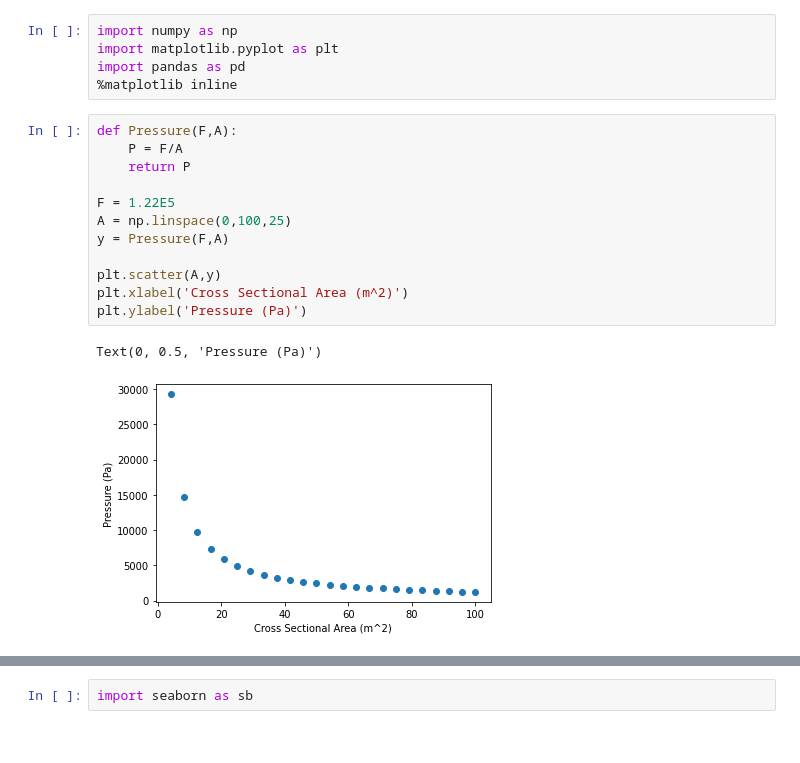
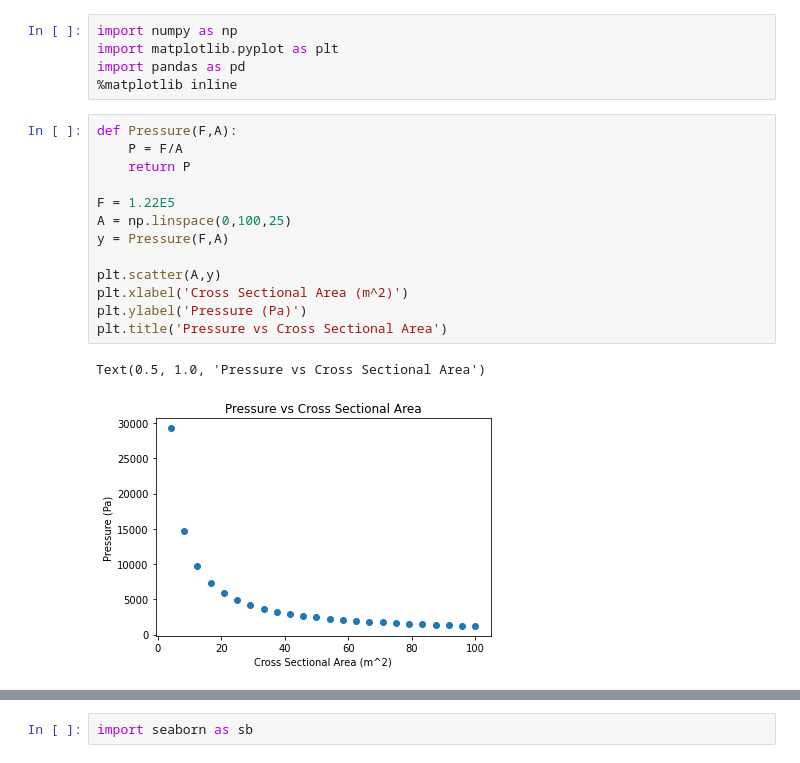
Before and after one commit to astrocardozo/IB-Physics, a Jupyter notebook: IB_Physics_2/Unit 1- Fluids/Unit 1-Guided Notes.ipynb, the cells around one changed output, grey strips where cells are left out. Saved outputs shown, nothing was run; the diff lists cells and outputs as text.

```diff
--- a/IB_Physics_2/Unit 1- Fluids/Unit 1-Guided Notes.ipynb
+++ b/IB_Physics_2/Unit 1- Fluids/Unit 1-Guided Notes.ipynb
@@ -19,18 +19,19 @@ import pandas as pd
 # %%
 def Pressure(F,A):
     P = F/A
     return P
 
 F = 1.22E5
 A = np.linspace(0,100,25)
 y = Pressure(F,A)
 
 plt.scatter(A,y)
 plt.xlabel('Cross Sectional Area (m^2)')
 plt.ylabel('Pressure (Pa)')
+plt.title('Pressure vs Cross Sectional Area')
 # %% [output]
-Text(0, 0.5, 'Pressure (Pa)')
+Text(0.5, 1.0, 'Pressure vs Cross Sectional Area')
-[figure, old version]
+[figure, new version]
 # %%
 def Pressure(F,A):
     P = F/A
```
Also changed, not shown: parts of 6 cells of this notebook.
